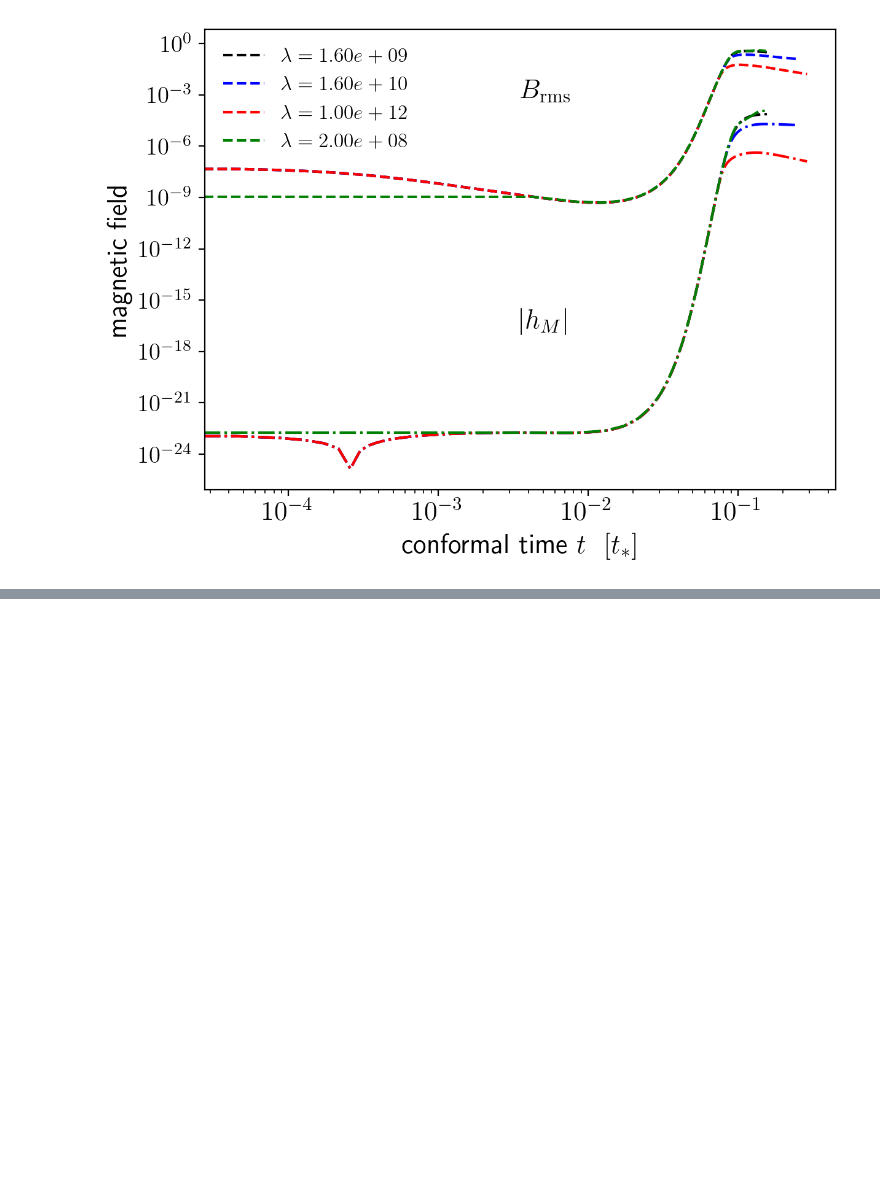
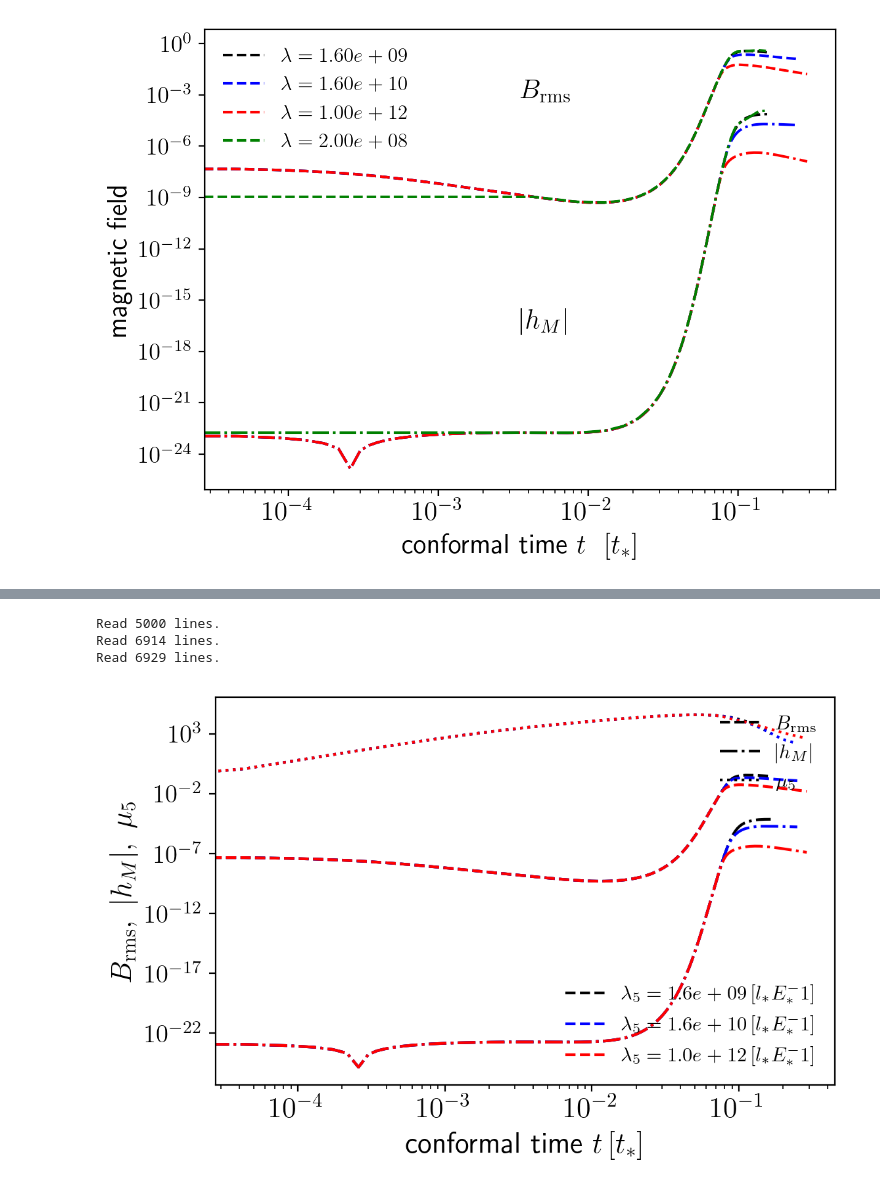
Before and after one commit to shturman99/CME, a Jupyter notebook: CME_pipeline_notebook.ipynb, the cells around one changed output, grey strips where cells are left out. Saved outputs shown, nothing was run; the diff lists cells and outputs as text; code cells hidden in the pictures; blank space fills up the shorter version.

```diff
--- a/CME_pipeline_notebook.ipynb
+++ b/CME_pipeline_notebook.ipynb
@@ -236,3 +262,79 @@ run_label = "all_runs"
 
 out_base = fig_path(cfg.FIG_DIR, run_label, "Brms_multi")[:-4]  # strip ".pdf"
 export_for_slides(fig, out_base)
+# %%
+import numpy as np
+import matplotlib.pyplot as plt
+from matplotlib.lines import Line2D
+
+fig, ax = plt.subplots(figsize=(6, 4))
+
+lambda_seen   = set()
+handles_lam   = []
+labels_lam    = []
+
+for sim in sims:
+    # same filtering you had
+    if sim.name == "1024_gamma3_new_source7_k200b":
+        continue
+    if (not sim.name.startswith("256")) or any(x in sim.name for x in ["4e8", "8e8", "2e8"]):
+        continue
+
+    ts   = pc.read.ts(datadir=sim.datadir)
+    pars = pc.read.param(datadir=sim.datadir, param2=True)
+    lam  = getattr(pars, "lambda5", None)
+    if lam is None:
+        continue
+
+    color = lambda_to_color.get(lam, "gray")
+
+    t    = np.asarray(ts.t) - cfg.t_offset
+    brms = np.asarray(ts.brms)
+    hel  = np.asarray(ts.abm)
+    mu5  = np.asarray(ts.mu5m)
+
+    # Match "Brms" style: Brms dashed, |h_M| dash-dot, mu5 dotted
+    # No labels here; we’ll build legends manually.
+    hB,   = ax.loglog(t, np.abs(brms), "--", color=color)
+    hHel, = ax.loglog(t, np.abs(hel),  "-.", color=color)
+    hMu5, = ax.loglog(t, np.abs(mu5),  ":",  color=color)
+
+    # One entry per unique lambda in the lambda legend
+    if lam not in lambda_seen:
+        handles_lam.append(hB)  # any line with this color is fine
+        labels_lam.append(rf"$\lambda_5 = {lam:.1e}\, [l_* E_*^{-1}]$")
+        lambda_seen.add(lam)
+
+# Axis labels
+ax.set_xlabel(r"conformal time $t\,[t_*]$")
+ax.set_ylabel(r"$B_{\mathrm{rms}},~|h_M|,~\mu_5$")
+
+# Legend 1: colors ↔ lambda_5
+leg1 = ax.legend(handles_lam, labels_lam, frameon=False,
+                 loc="lower right", fontsize=11)
+
+# Legend 2: linestyles ↔ which field
+style_handles = [
+    Line2D([0], [0], ls="--", color="k"),
+    Line2D([0], [0], ls="-.", color="k"),
+    Line2D([0], [0], ls=":",  color="k"),
+]
+style_labels = [
+    r"$B_{\mathrm{rms}}$",
+    r"$|h_M|$",
+    r"$\mu_5$",
+]
+
+leg2 = ax.legend(style_handles, style_labels,
+                 frameon=False, loc="upper right", fontsize=11)
+
+# Make sure both legends are shown
+ax.add_artist(leg1)
+
+plt.tight_layout()
+plt.show()
+# %% [output]
+Read 5000 lines.
+Read 6914 lines.
+Read 6929 lines.
+[figure, added]
```
Also changed, not shown: parts of 7 cells of this notebook.
